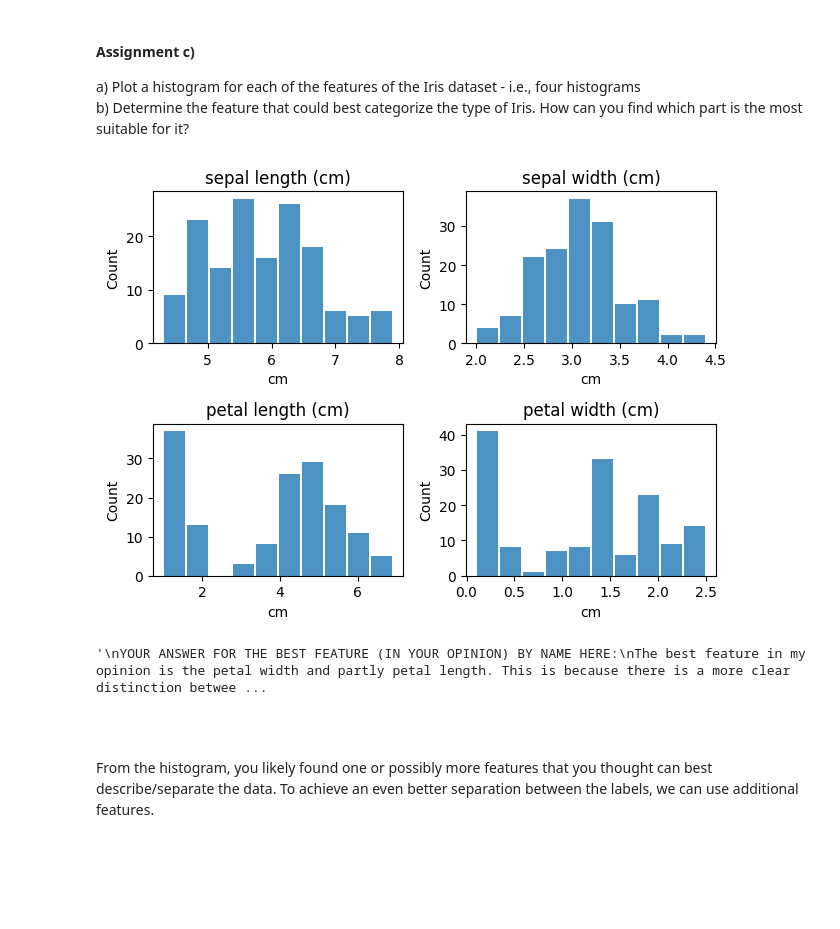
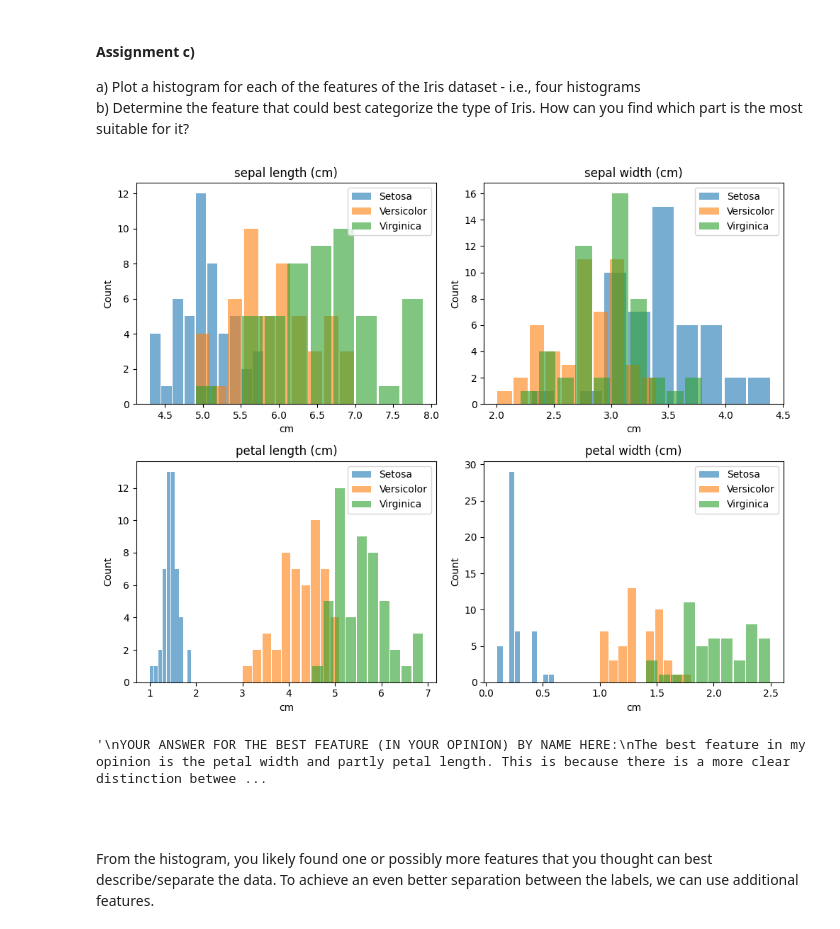
Before and after one commit to tuvabjornberg/ml-1dl034-assignments, a Jupyter notebook: Assignments/Practical/PracticalNotebook3.ipynb, the cells around one changed output. Drawn from its saved outputs; the diff is of its cells as text; code cells hidden in the pictures; blank space fills up the shorter version.

```diff
--- a/Assignments/Practical/PracticalNotebook3.ipynb
+++ b/Assignments/Practical/PracticalNotebook3.ipynb
@@ -315,32 +315,33 @@ b) Determine the feature that could best categorize the type of Iris. How can yo
 # %%
 import matplotlib.pyplot as plt
 iris_target_names = ["Setosa", "Versicolor", "Virginica"]
 
-
 # YOUR CODE HERE
 feature_names = iris['feature_names']
 
-fig, axs = plt.subplots(2, 2)
+fig, axs = plt.subplots(2, 2, figsize=(10, 8))
 
 for i, ax in enumerate(axs.flat):
-    ax.hist(iris.data[:, i], bins=10, rwidth=0.9, alpha=0.8)
+    for species in range(len(iris_target_names)):
+        ax.hist(iris.data[iris.target == species, i], bins=10, rwidth=0.9, alpha=0.6, label=iris_target_names[species])
     ax.set_title(feature_names[i])
     ax.set_xlabel("cm")
     ax.set_ylabel("Count")
+    ax.legend()
 
 plt.tight_layout()
 plt.show()
 
 
 """
 YOUR ANSWER FOR THE BEST FEATURE (IN YOUR OPINION) BY NAME HERE:
 The best feature in my opinion is the petal width and partly petal length. This is because there is a more clear distinction between the bars,
 meaning its easier to make a distiction between the most common values. The highest bar symbolizes the most common size. With the sepal length and width
 (especially) the highest bars are relatively close to each other meaning it would be harder to make a clear distiction between the species. At least for
 the petal width there is a clear common factor of size 0-0.5 cm.
 """
 # %% [output]
-[figure, old version]
+[figure, new version]
 '\nYOUR ANSWER FOR THE BEST FEATURE (IN YOUR OPINION) BY NAME HERE:\nThe best feature in my opinion is the petal width and partly petal length. This is because there is a more clear distinction betwee ...
 # %% [markdown]
 <br/>
```
Also changed, not shown: parts of 2 cells of this notebook.
